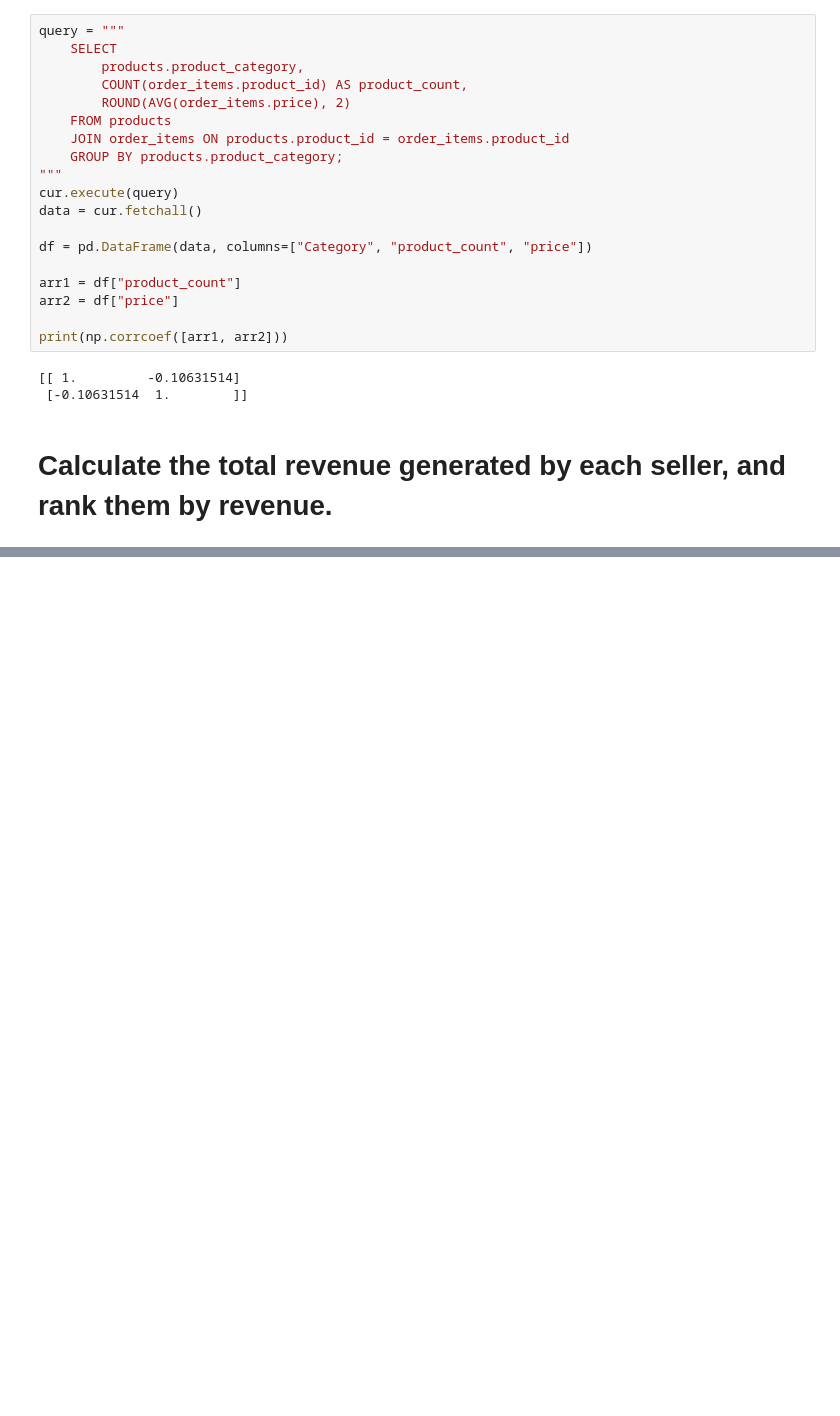
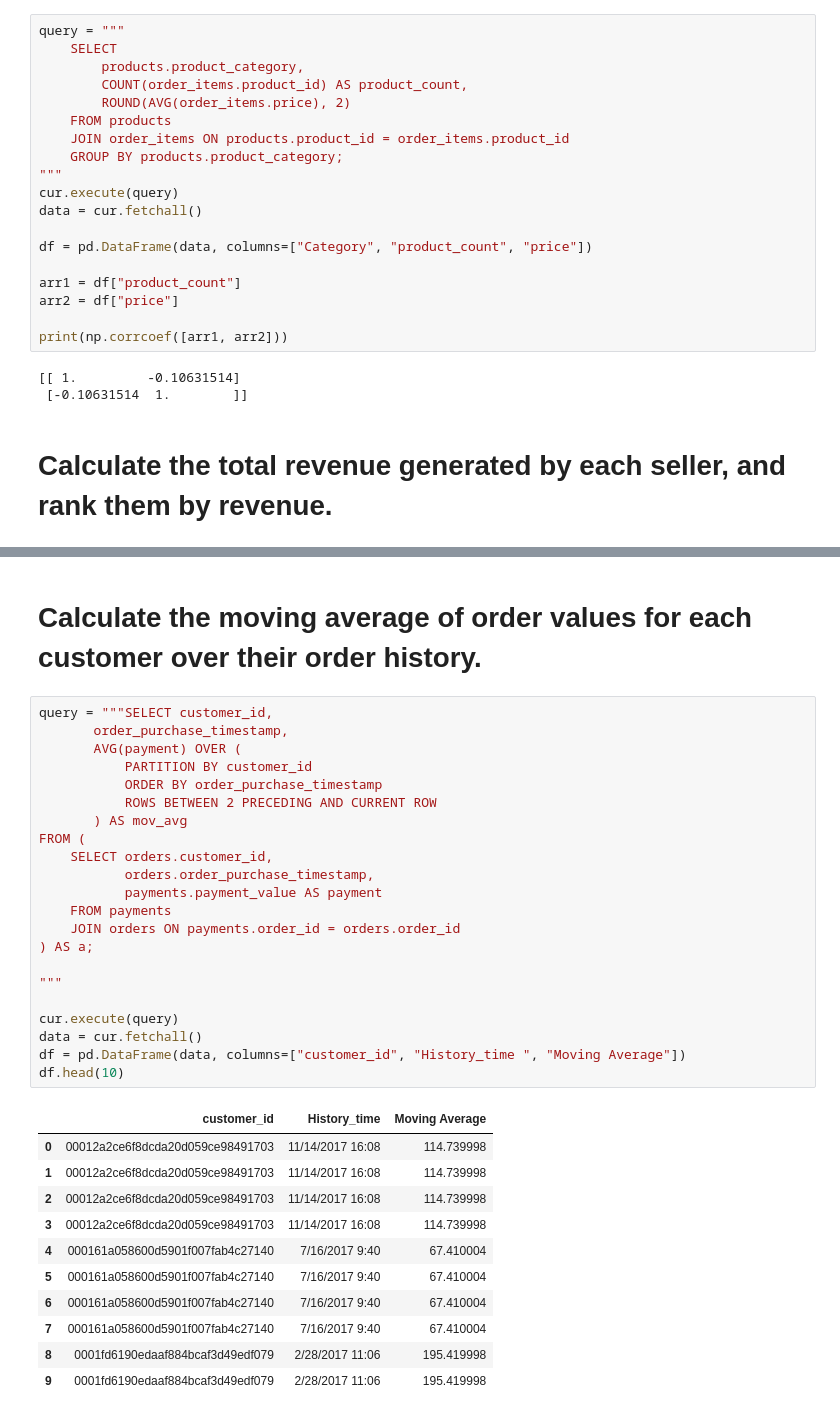
Before and after one commit to chikipiki-code/SQL-Py-Projects, a Jupyter notebook: SQL+Py-Project.ipynb, the cells around one changed output, grey strips where cells are left out. Cells and saved outputs as stored; diff of their text form; blank space fills up the shorter version.

```diff
--- a/SQL+Py-Project.ipynb
+++ b/SQL+Py-Project.ipynb
@@ -334,0 +316,36 @@ data
+# %% [markdown]
+ # Calculate the moving average of order values for each customer over their order history.
+# %%
+query = """SELECT customer_id,
+       order_purchase_timestamp,
+       AVG(payment) OVER (
+           PARTITION BY customer_id
+           ORDER BY order_purchase_timestamp
+           ROWS BETWEEN 2 PRECEDING AND CURRENT ROW
+       ) AS mov_avg
+FROM (
+    SELECT orders.customer_id,
+           orders.order_purchase_timestamp,
+           payments.payment_value AS payment
+    FROM payments
+    JOIN orders ON payments.order_id = orders.order_id
+) AS a;
+
+"""
+
+cur.execute(query)
+data = cur.fetchall()
+df = pd.DataFrame(data, columns=["customer_id", "History_time ", "Moving Average"])
+df.head(10)
+# %% [output]
+|  | customer_id | History_time | Moving Average |
+| 0 | 00012a2ce6f8dcda20d059ce98491703 | 11/14/2017 16:08 | 114.739998 |
+| 1 | 00012a2ce6f8dcda20d059ce98491703 | 11/14/2017 16:08 | 114.739998 |
+| 2 | 00012a2ce6f8dcda20d059ce98491703 | 11/14/2017 16:08 | 114.739998 |
+| 3 | 00012a2ce6f8dcda20d059ce98491703 | 11/14/2017 16:08 | 114.739998 |
+| 4 | 000161a058600d5901f007fab4c27140 | 7/16/2017 9:40 | 67.410004 |
+| 5 | 000161a058600d5901f007fab4c27140 | 7/16/2017 9:40 | 67.410004 |
+| 6 | 000161a058600d5901f007fab4c27140 | 7/16/2017 9:40 | 67.410004 |
+| 7 | 000161a058600d5901f007fab4c27140 | 7/16/2017 9:40 | 67.410004 |
+| 8 | 0001fd6190edaaf884bcaf3d49edf079 | 2/28/2017 11:06 | 195.419998 |
+| 9 | 0001fd6190edaaf884bcaf3d49edf079 | 2/28/2017 11:06 | 195.419998 |
```
Also changed, not shown: parts of 12 cells of this notebook.
